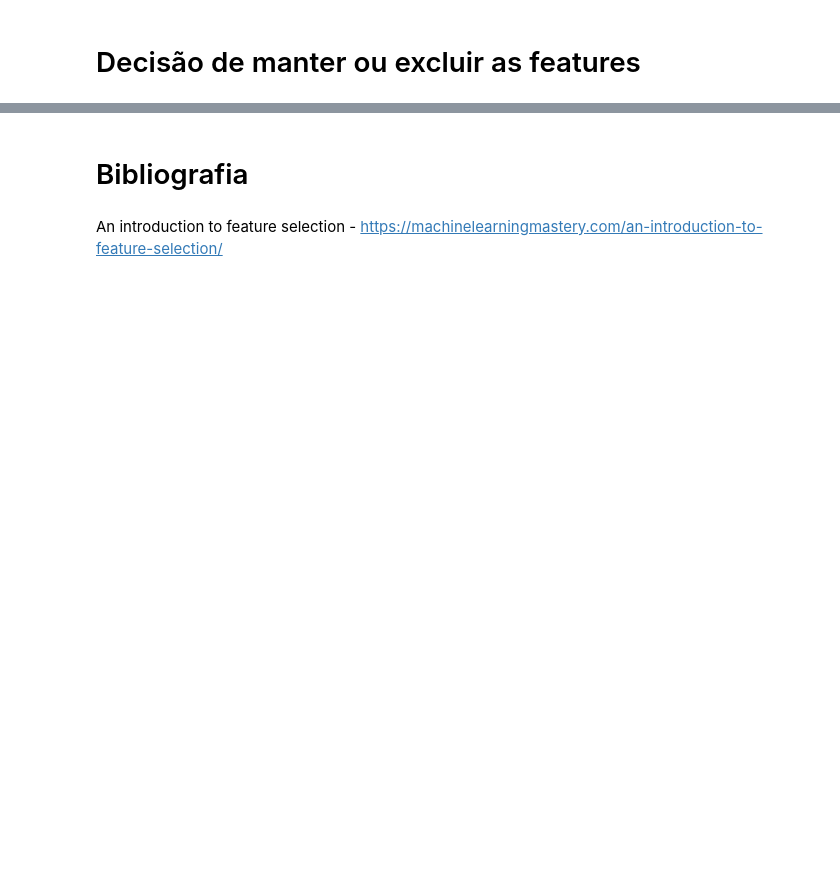
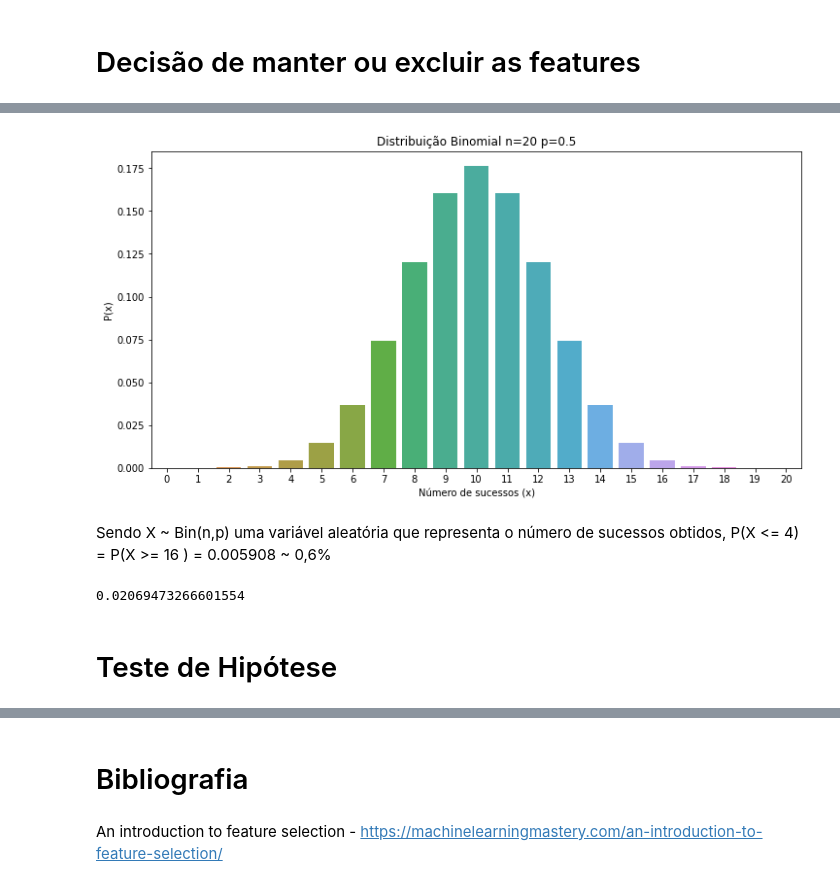
Before and after one commit to gabrielhpr/FeatureSelectionWithBoruta, a Jupyter notebook: Feature_selection_with_boruta.ipynb, the cells around one changed output, grey strips where cells are left out. Drawn from its saved outputs; the diff is of its cells as text; code cells hidden in the pictures; blank space fills up the shorter version.

```diff
--- a/Feature_selection_with_boruta.ipynb
+++ b/Feature_selection_with_boruta.ipynb
@@ -278,0 +392,25 @@ Após o fim do treinamento,
+# %%
+n = 20
+p = 0.5
+
+binomial_values = list( np.arange(n+1) )
+dist = [ binom.pmf(val, n, p) for val in binomial_values]
+
+plt.figure(figsize=(12,6))
+plt.title('Distribuição Binomial n=20 p=0.5')
+plt.xlabel('Número de sucessos (x)')
+plt.ylabel('P(x)')
+sns.barplot(binomial_values, dist);
+# %% [output]
+[figure, added]
+# %% [markdown]
+Sendo X ~ Bin(n,p) uma variável aleatória que representa o número de sucessos obtidos, P(X <= 4) = P(X >= 16 ) = 0.005908 ~ 0,6%
+# %%
+prob = 0
+for i in range(6):
+    prob = prob + dist[i]
+prob
+# %% [output]
+0.02069473266601554
+# %% [markdown]
+# Teste de Hipótese
```
Also changed, not shown: parts of 10 cells of this notebook.
